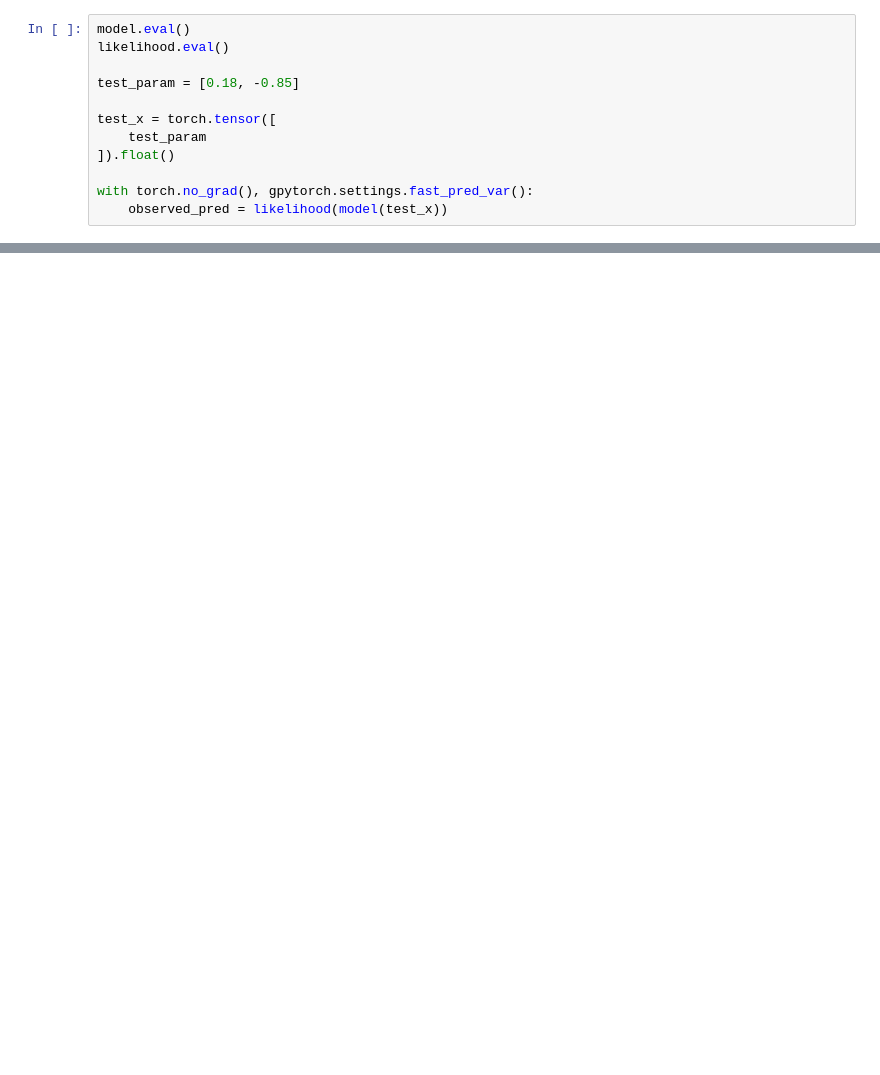
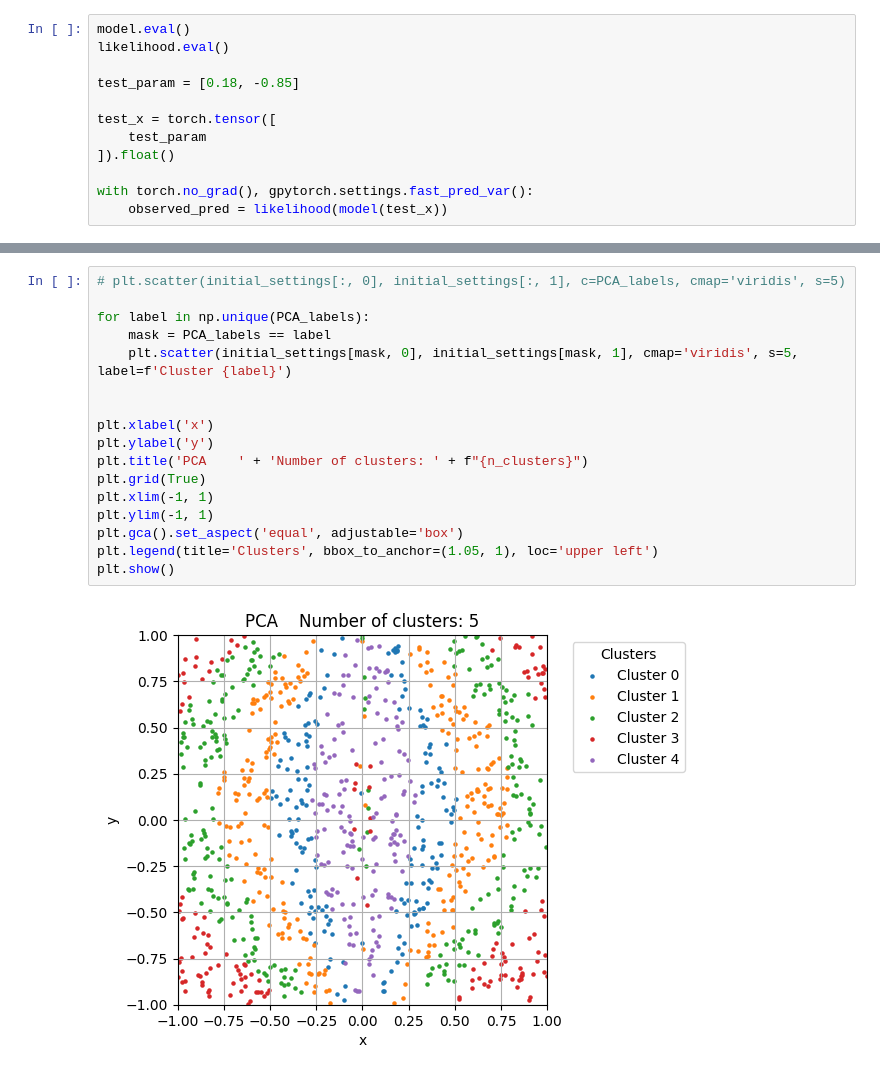
Before and after one commit to Gulio357/Data_Dynamics_Clustering, a Jupyter notebook: Untitled.ipynb, the cells around one changed output, grey strips where cells are left out. Saved outputs shown, nothing was run; the diff lists cells and outputs as text; blank space fills up the shorter version.

Commit message:
5 clusters GP

```diff
--- a/Untitled.ipynb
+++ b/Untitled.ipynb
@@ -274,0 +275,19 @@ plt.show()
+# %%
+# plt.scatter(initial_settings[:, 0], initial_settings[:, 1], c=PCA_labels, cmap='viridis', s=5)
+
+for label in np.unique(PCA_labels):
+    mask = PCA_labels == label
+    plt.scatter(initial_settings[mask, 0], initial_settings[mask, 1], cmap='viridis', s=5, label=f'Cluster {label}')
+
+
+plt.xlabel('x')
+plt.ylabel('y')
+plt.title('PCA    ' + 'Number of clusters: ' + f"{n_clusters}")
+plt.grid(True)
+plt.xlim(-1, 1)
+plt.ylim(-1, 1)
+plt.gca().set_aspect('equal', adjustable='box')
+plt.legend(title='Clusters', bbox_to_anchor=(1.05, 1), loc='upper left')
+plt.show()
+# %% [output]
+[figure, added]
```
Also changed, not shown: parts of 11 cells of this notebook.
